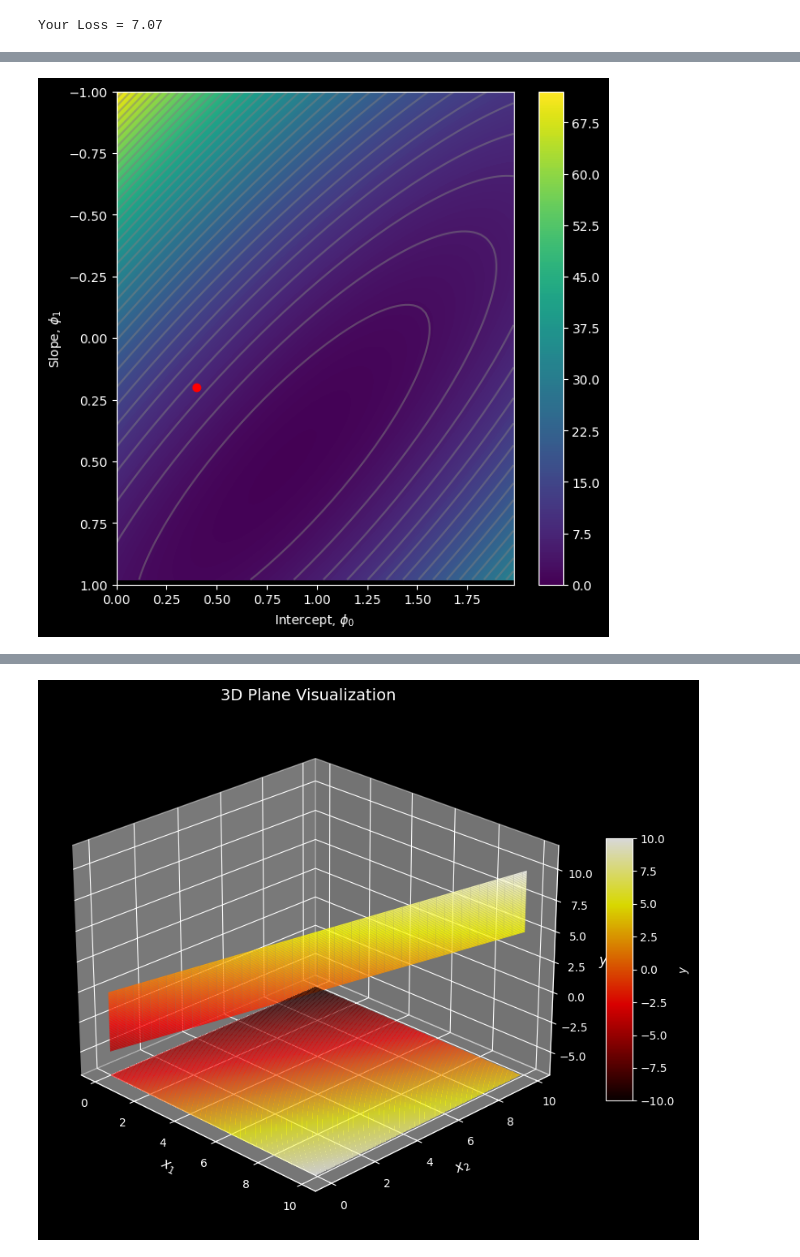
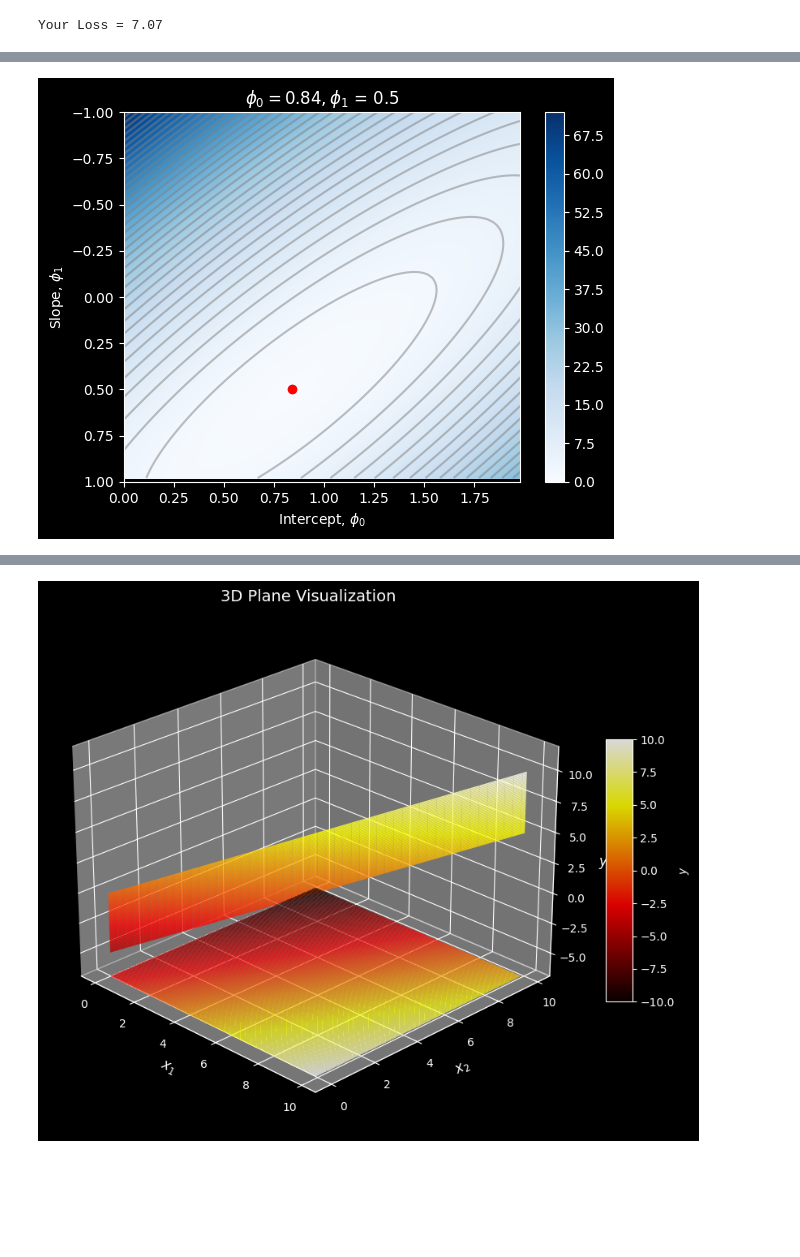
Before and after one commit to fahadsultan/csc372, a Jupyter notebook: linearregression.ipynb, the cells around one changed output, grey strips where cells are left out. Cells and saved outputs as stored; diff of their text form; code cells hidden in the pictures; blank space fills up the shorter version.

```diff
--- a/linearregression.ipynb
+++ b/linearregression.ipynb
@@ -11 +23,5 @@ title: Linear Regression
+# %%
+def f(x, phi0, phi1):
+    y = phi0 + phi1 * x
+    return y
 # %% [markdown]
@@ -57,0 +45,6 @@ def f(x, phi0, phi1):
+# %%
+# Math library
+import numpy as np
+# Create some input / output data
+X = np.array([0.03, 0.19, 0.34, 0.46, 0.78, 0.81, 1.08, 1.18, 1.39, 1.60, 1.65, 1.90])
+Y = np.array([0.67, 0.85, 1.05, 1.0, 1.40, 1.5, 1.3, 1.54, 1.55, 1.68, 1.73, 1.6 ])
@@ -121,0 +126,12 @@ Your Loss = 7.07
+# %%
+phi0, phi1 = 0.4, 0.2
+loss = compute_loss(X, Y, phi0, phi1)
+print(f'Loss for phi0={phi0},\tphi1={phi1} is {loss:3.2f}')
+
+phi0, phi1 = 1.6, -0.8
+loss = compute_loss(X, Y, phi0, phi1)
+print(f'Loss for phi0={phi0},\tphi1={phi1} is {loss:3.2f}')
+
+phi0, phi1 = 0.84, 0.5
+loss = compute_loss(X, Y, phi0, phi1)
+print(f'Loss for phi0={phi0},\tphi1={phi1} is {loss:3.2f}')
@@ -171,4 +192,5 @@ line. As the loss decreases, the lines fit the data more closely. (Interactive f
 # %%
+import numpy as np
 
 # Make a 2D grid of possible phi0 and phi1 values
 phi0_mesh, phi1_mesh = np.meshgrid(np.arange(0.0,2.0,0.02), np.arange(-1.0,1.0,0.02))
@@ -177,26 +199,24 @@ phi0_mesh, phi1_mesh = np.meshgrid(np.arange(0.0,2.0,0.02), np.arange(-1.0,1.0,0
 all_losses = np.zeros_like(phi1_mesh)
 # Run through each 2D combination of phi0, phi1 and compute loss
 for indices,temp in np.ndenumerate(phi1_mesh):
-    all_losses[indices] = compute_loss(x,y, phi0_mesh[indices], phi1_mesh[indices])
+    all_losses[indices] = compute_loss(X,Y, phi0_mesh[indices], phi1_mesh[indices])
-# %%
-# Plot the loss function as a heatmap
-fig = plt.figure()
-ax = plt.axes()
-fig.set_size_inches(7,7)
-levels = 256
-a = ax.contourf(phi0_mesh, phi1_mesh, all_losses ,levels)
-levels = 40
-# adding gray topology lines
-ax.contour(phi0_mesh, phi1_mesh, all_losses ,levels, colors=['#80808080'])
-ax.set_ylim([1,-1])
-ax.set_xlabel(r'Intercept, $\phi_0$')
-ax.set_ylabel(r'Slope, $\phi_1$')
-
-# Plot the position of your best fitting line on the loss function
-# It should be close to the minimum
-ax.plot(phi0,phi1,'ro')
-
-plt.colorbar(a)
-plt.show()
-# %% [output]
-[figure, removed]
+# %%
+from matplotlib import pyplot as plt
+
+a = plt.contourf(phi0_mesh, phi1_mesh, all_losses ,levels=256, cmap='Blues')
+
+# adding gray topology lines
+plt.contour(phi0_mesh, phi1_mesh, all_losses ,levels=40, colors=['#80808080'])
+plt.ylim([1,-1])
+plt.xlabel(r'Intercept, $\phi_0$')
+plt.ylabel(r'Slope, $\phi_1$')
+
+# Plot the position of your best fitting line on the loss function
+# It should be close to the minimum
+plt.plot(phi0,phi1,'ro')
+plt.title('$\phi_0 = {}, \phi_1$ = {}'.format(phi0, phi1))
+
+plt.colorbar(a)
+plt.show()
+# %% [output]
+[figure, added]
```
Also changed, not shown: parts of 22 cells of this notebook, 14 other files.
